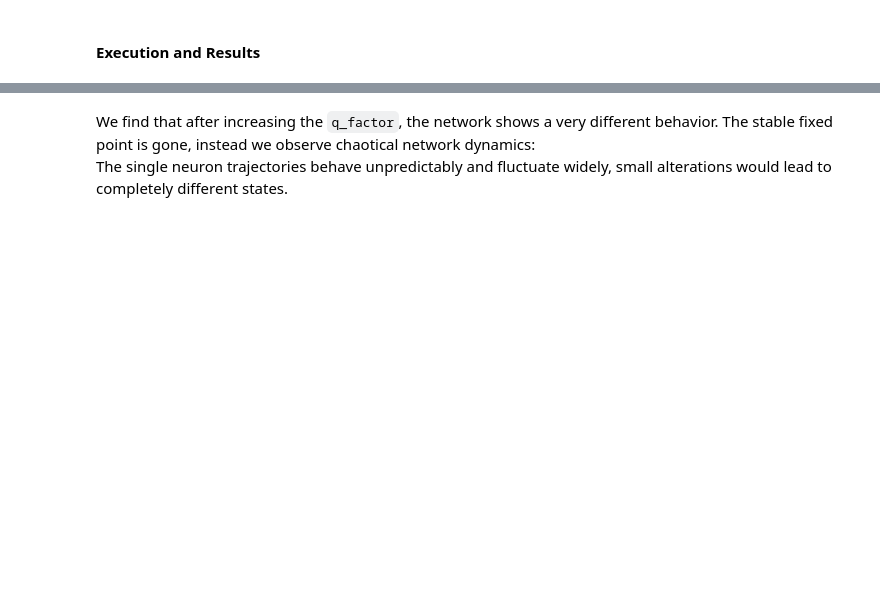
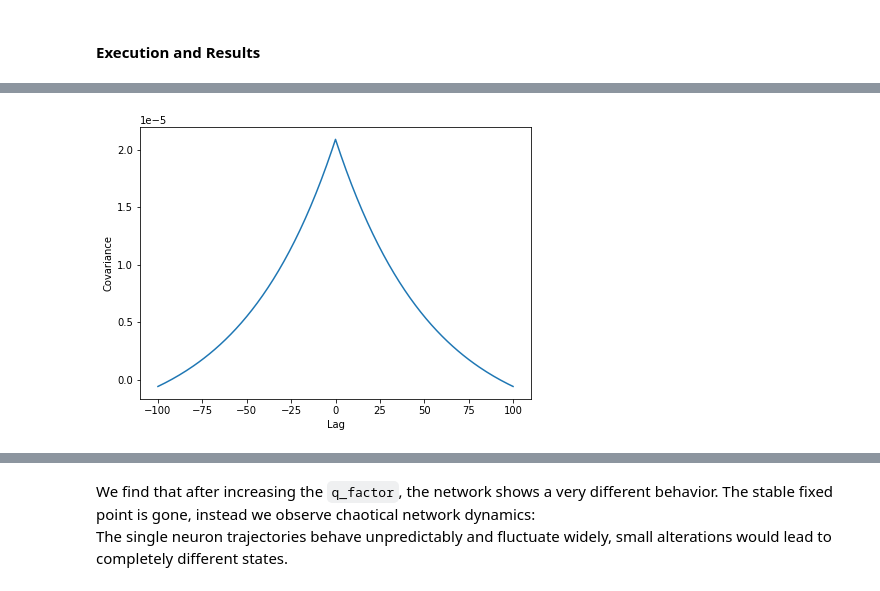
Before and after one commit to lava-nc/lava, a Jupyter notebook: tutorials/end_to_end/tutorial02_excitatory_inhibitory_network_higher_level.ipynb, the cells around one changed output, grey strips where cells are left out. Cells and saved outputs as stored; diff of their text form; code cells hidden in the pictures; blank space fills up the shorter version.

```diff
--- a/tutorials/end_to_end/tutorial02_excitatory_inhibitory_network_higher_level.ipynb
+++ b/tutorials/end_to_end/tutorial02_excitatory_inhibitory_network_higher_level.ipynb
@@ -240,18 +251,18 @@ num_neurons_inh = dim - num_neurons_exc
 
 # Single neuron paramters
 # Bias_mant is set to make the neuron spike
-lif_params_exc = {
+params_exc = {
     "shape_exc": num_neurons_exc,
-    "dr_exc": 0.01,
+    "dr_exc": 0.025,
     "bias_exc": 0.101}
 
-lif_params_inh = {
+params_inh = {
     "shape_inh": num_neurons_inh,
-    "dr_inh": 0.01,
+    "dr_inh": 0.025,
     "bias_inh": 0.101}
 
 # Inhibition-exciation balance for scaling inhibitory weights to maintain balance (4 times as many excitatory neurons)
-g_factor = 4
+g_factor = 5
 
 # Factor controlling the
 q_factor = 1
@@ -259,11 +270,11 @@ q_factor = 1
 # Parameters Paramters for E/I network
 network_params_balanced = {}
 
-network_params_balanced.update(lif_params_exc)
-network_params_balanced.update(lif_params_inh)
+network_params_balanced.update(params_exc)
+network_params_balanced.update(params_inh)
 network_params_balanced['g_factor'] = g_factor
 network_params_balanced['q_factor'] = q_factor
-network_params_balanced['weights'] = None
+network_params_balanced['weights'] = EINetwork.generate_gaussian_weights(q_factor, g_factor, num_neurons_exc, dim)
 # %% [markdown]
 #### Execution and Results
 # %%
@@ -274,7 +285,7 @@ from lava.proc.io import sink, source
 from lava.proc.monitor.process import Monitor
 
 # Configurations for execution
-num_steps = 700
+num_steps = 800
 rcfg = Loihi1SimCfg(select_tag='rate_neurons')
 run_cond = RunSteps(num_steps=num_steps)
 
@@ -301,0 +367,11 @@ plt.show()
+# %%
+lags, ac_fct_balanced = auto_corr_fct(acts=states_balanced)
+
+# Plotting the auto-correlation function
+plt.figure(figsize=(7,5))
+plt.xlabel('Lag')
+plt.ylabel('Covariance')
+plt.plot(lags, ac_fct_balanced)
+plt.show()
+# %% [output]
+[figure, added]
```
Also changed, not shown: parts of 47 cells of this notebook.
